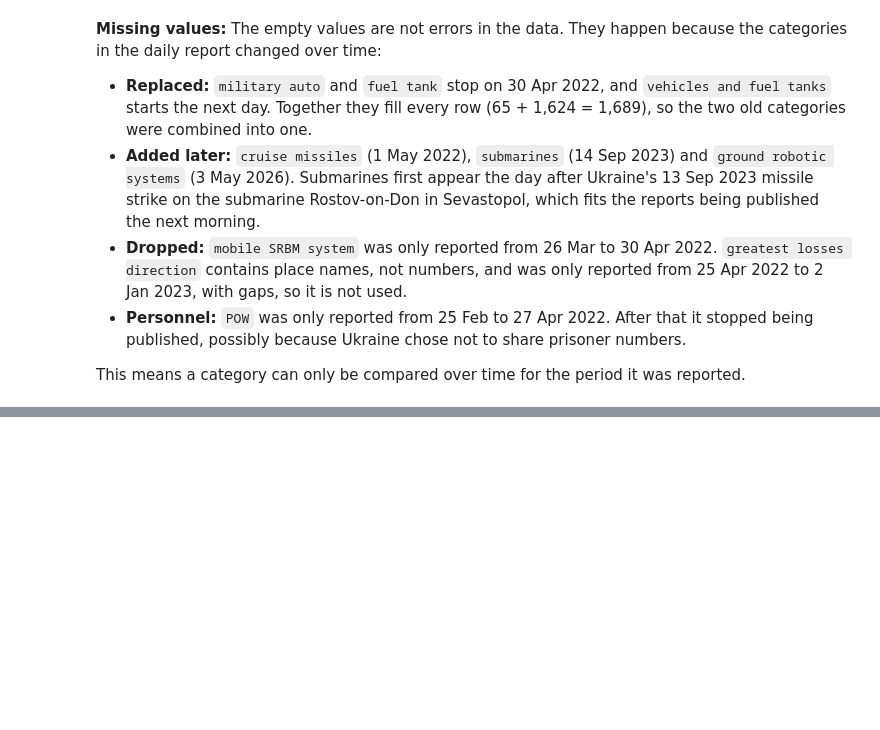
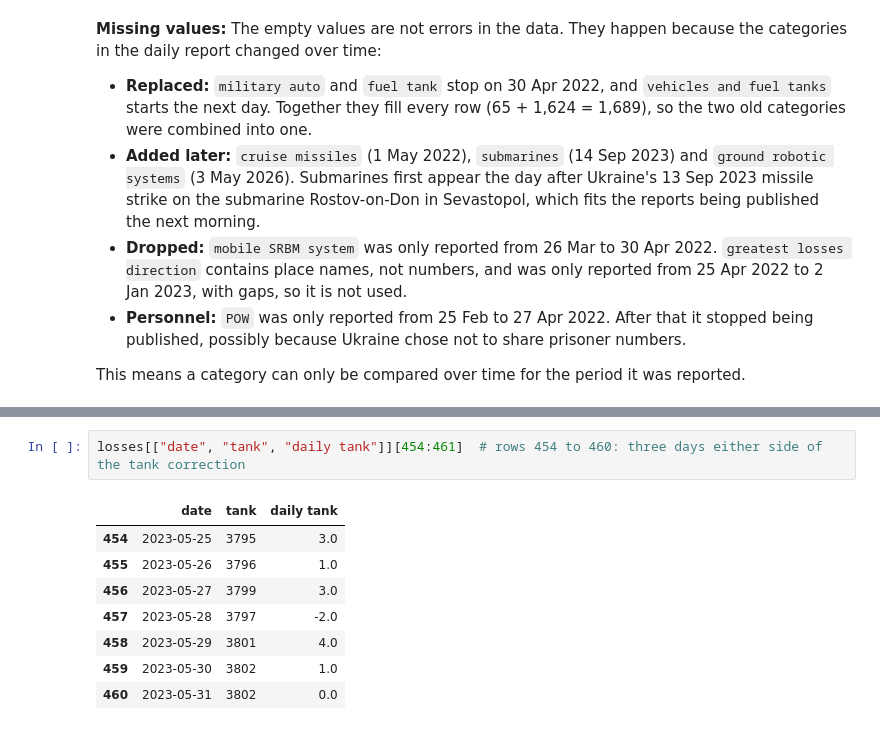
Before and after one commit to ABROCK1516/Ukraine-Losses-Weather, a Jupyter notebook: Ukraine_Losses_Weather.ipynb, the cells around one changed output, grey strips where cells are left out. Drawn from its saved outputs; the diff is of its cells as text; blank space fills up the shorter version.

```diff
--- a/Ukraine_Losses_Weather.ipynb
+++ b/Ukraine_Losses_Weather.ipynb
@@ -248,0 +388,11 @@ This means a category can only be compared over time for the period it was repor
+# %%
+losses[["date", "tank", "daily tank"]][454:461]  # rows 454 to 460: three days either side of the tank correction
+# %% [output]
+|  | date | tank | daily tank |
+| 454 | 2023-05-25 | 3795 | 3.0 |
+| 455 | 2023-05-26 | 3796 | 1.0 |
+| 456 | 2023-05-27 | 3799 | 3.0 |
+| 457 | 2023-05-28 | 3797 | -2.0 |
+| 458 | 2023-05-29 | 3801 | 4.0 |
+| 459 | 2023-05-30 | 3802 | 1.0 |
+| 460 | 2023-05-31 | 3802 | 0.0 |
```
Also changed, not shown: parts of 23 cells of this notebook.
